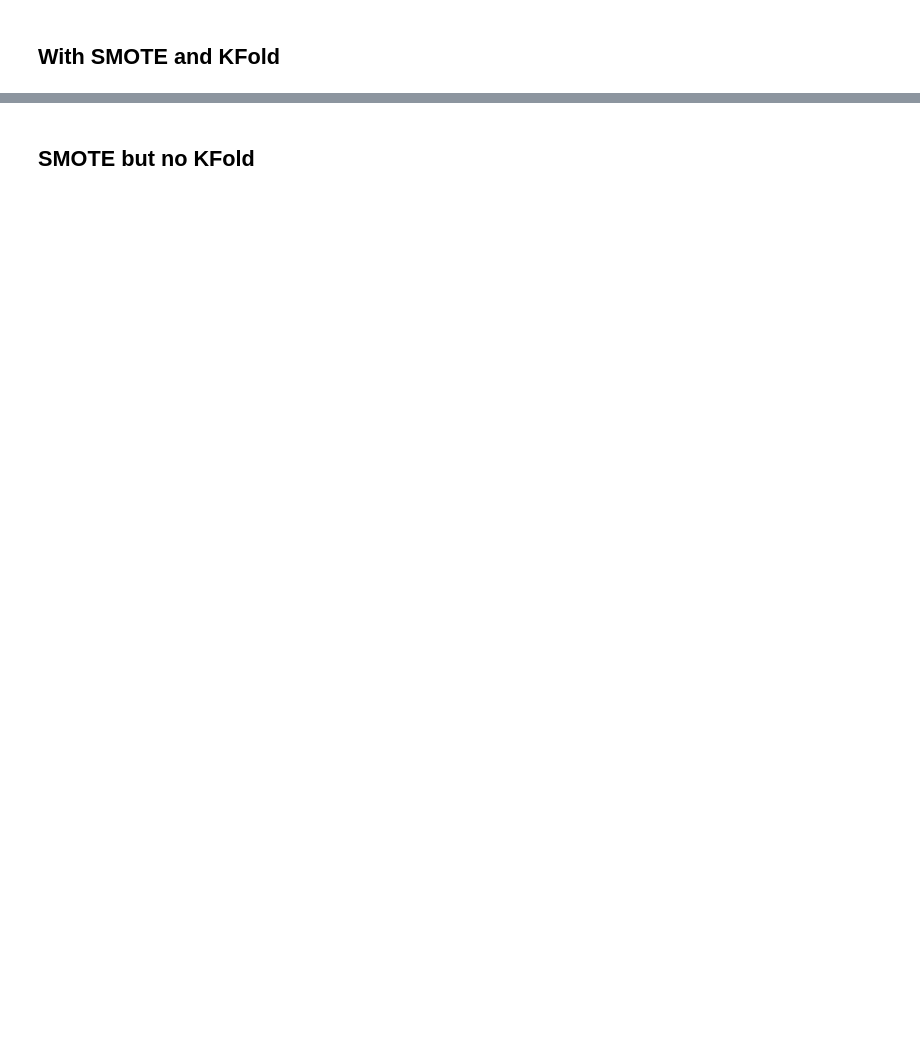
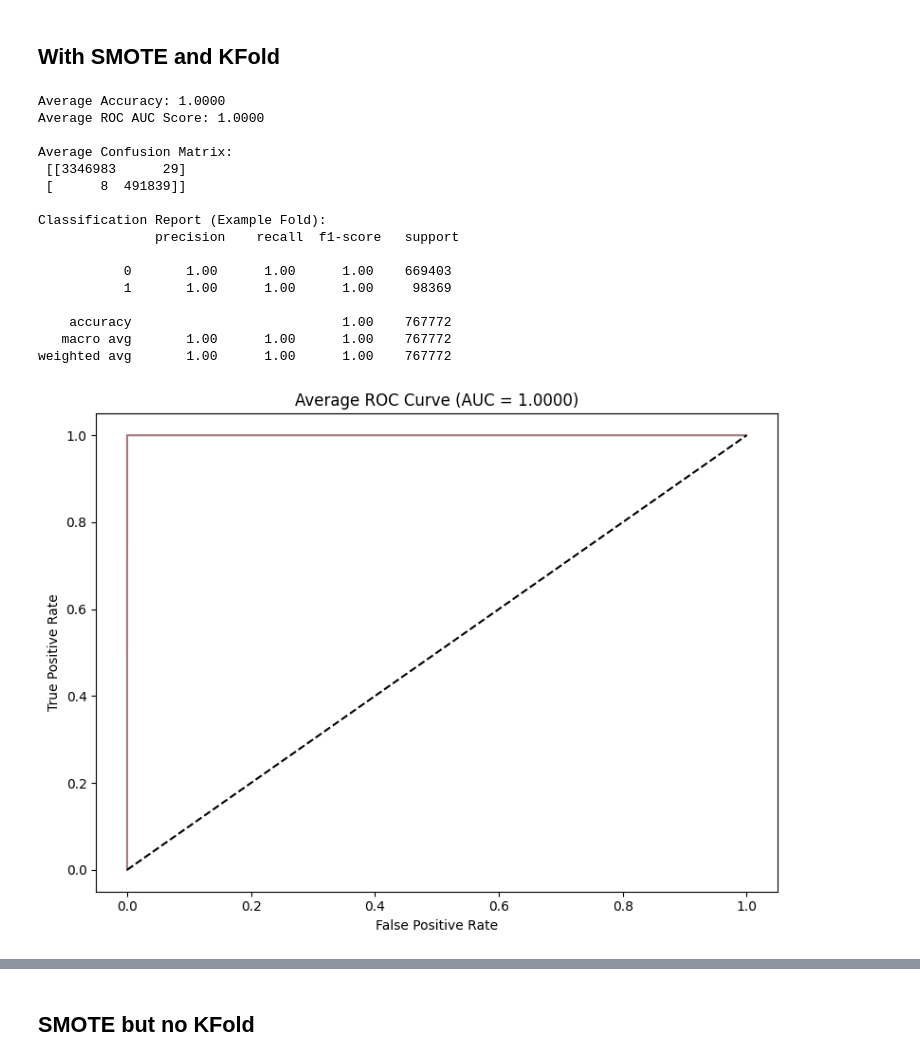
Before and after one commit to pranav-k-jha/kaggle-notebooks, a Jupyter notebook: fuzzy-attack-ids-ml-model.ipynb, the cells around one changed output, grey strips where cells are left out. Drawn from its saved outputs; the diff is of its cells as text; code cells hidden in the pictures; blank space fills up the shorter version.

```diff
--- a/fuzzy-attack-ids-ml-model.ipynb
+++ b/fuzzy-attack-ids-ml-model.ipynb
@@ -1090,33 +1178,51 @@ for train_index, test_index in kf.split(X, y):
     all_tpr.append(tpr)
 
 # Compute final averages
 avg_accuracy = np.mean(accuracies)
 avg_roc_auc = np.mean(roc_auc_scores)
 avg_conf_matrix = np.sum(confusion_matrices, axis=0).astype(int)
 
 print(f"Average Accuracy: {avg_accuracy:.4f}")
 print(f"Average ROC AUC Score: {avg_roc_auc:.4f}")
 print(f"\nAverage Confusion Matrix:\n {avg_conf_matrix}")
 print("\nClassification Report (Example Fold):\n", classification_reports[0])
 
 # Average ROC Curve
 plt.figure(figsize=(8, 6))
 for fpr, tpr in zip(all_fpr, all_tpr):
     plt.plot(fpr, tpr, alpha=0.3)  # Plot all folds
 plt.plot([0, 1], [0, 1], 'k--')
 plt.xlabel('False Positive Rate')
 plt.ylabel('True Positive Rate')
 plt.title(f'Average ROC Curve (AUC = {avg_roc_auc:.4f})')
 plt.tight_layout()
-plt.savefig(os.path.join(image_dir, "roc_curve_rf.pdf"), format="pdf", bbox_inches='tight')
+plt.savefig(os.path.join("roc_curve_rf.pdf"), format="pdf", bbox_inches='tight')
 plt.show()
 
 # Average Confusion Matrix Heatmap
 plt.figure(figsize=(8, 6))
-sns.heatmap(avg_conf_matrix, annot=True, fmt='d', cmap='Blues', xticklabels=['Normal', 'DoS Attack'], yticklabels=['Normal', 'DoS Attack'])
+sns.heatmap(avg_conf_matrix, annot=True, fmt='d', cmap='Blues', xticklabels=['Normal', 'Fuzzy Attack'], yticklabels=['Normal', 'Fuzzy Attack'])
 plt.title('Average Confusion Matrix (Random Forest)')
 plt.xlabel('Predicted')
 plt.ylabel('True')
 plt.tight_layout()
-plt.savefig(os.path.join(image_dir, "confusion_matrix_rf.pdf"), format="pdf", bbox_inches='tight')
+plt.savefig(os.path.join("confusion_matrix_rf.pdf"), format="pdf", bbox_inches='tight')
 plt.show()
+# %% [output]
+Average Accuracy: 1.0000
+Average ROC AUC Score: 1.0000
+
+Average Confusion Matrix:
+ [[3346983      29]
+ [      8  491839]]
+
+Classification Report (Example Fold):
+               precision    recall  f1-score   support
+
+           0       1.00      1.00      1.00    669403
+           1       1.00      1.00      1.00     98369
+
+    accuracy                           1.00    767772
+   macro avg       1.00      1.00      1.00    767772
+weighted avg       1.00      1.00      1.00    767772
+[figure, added]
```
Also changed, not shown: parts of 11 cells of this notebook.
